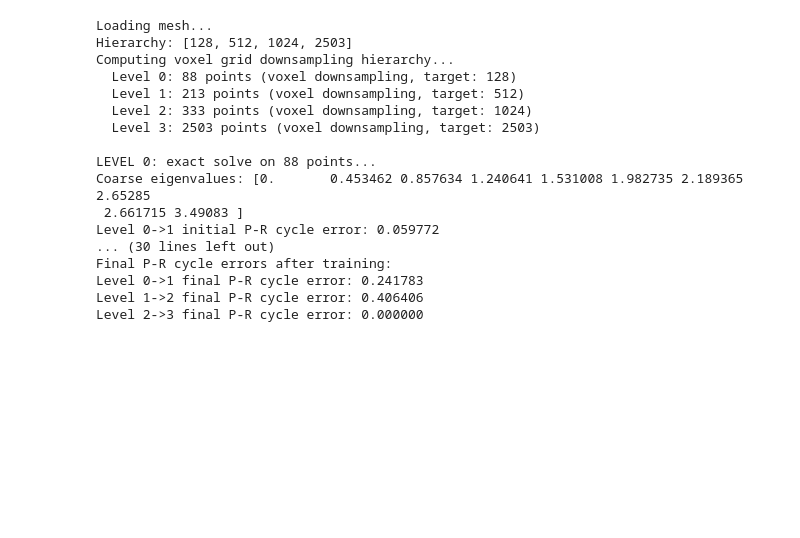
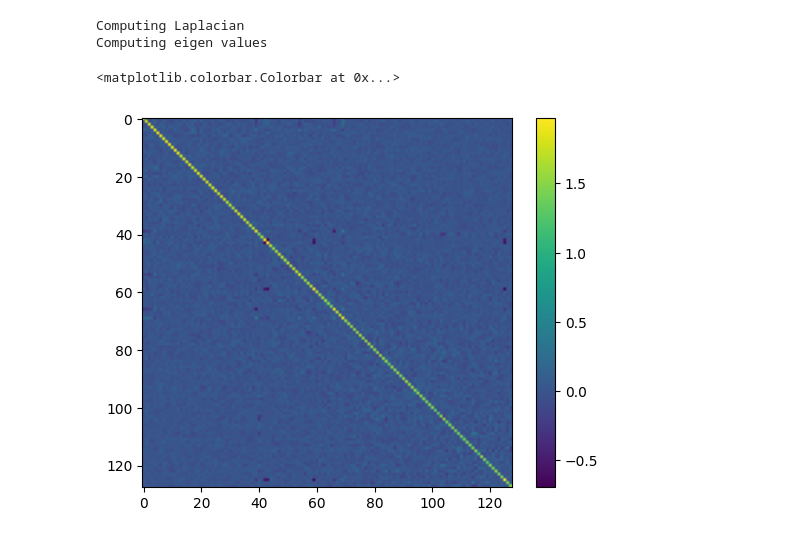
Before and after one commit to bornexmachina/eigen-pinns, a Jupyter notebook: delta_pinns_validation/multigrid_gnn_multires_voxel_downsampling.ipynb, the cells around one changed output. Cells and saved outputs as stored; diff of their text form; code cells hidden in the pictures; blank space fills up the shorter version.

Commit message:
some changes in voxel sampling - looks better

```diff
--- a/delta_pinns_validation/multigrid_gnn_multires_voxel_downsampling.ipynb
+++ b/delta_pinns_validation/multigrid_gnn_multires_voxel_downsampling.ipynb
@@ -971,35 +704,18 @@ def main():
-# %%
-U_pred = main()
-# %% [output]
-Loading mesh...
-Hierarchy: [128, 512, 1024, 2503]
-Computing voxel grid downsampling hierarchy...
-  Level 0: 88 points (voxel downsampling, target: 128)
-  Level 1: 213 points (voxel downsampling, target: 512)
-  Level 2: 333 points (voxel downsampling, target: 1024)
-  Level 3: 2503 points (voxel downsampling, target: 2503)
-
-LEVEL 0: exact solve on 88 points...
-Coarse eigenvalues: [0.       0.453462 0.857634 1.240641 1.531008 1.982735 2.189365 2.65285
- 2.661715 3.49083 ]
-Level 0->1 initial P-R cycle error: 0.059772
-... (30 lines left out)
-Final P-R cycle errors after training:
-Level 0->1 final P-R cycle error: 0.241783
-Level 1->2 final P-R cycle error: 0.406406
-Level 2->3 final P-R cycle error: 0.000000
-# %%
-import meshio
-
-m = Mesh('bunny.obj')
-
-centroid = m.verts.mean(0)
-std_max = m.verts.std(0).max()
-
-verts_new = (m.verts - centroid)/std_max
-
-m = Mesh(verts = verts_new, connectivity = m.connectivity)
-cells = [('triangle', m.connectivity)]
-
-m_out = meshio.Mesh(m.verts, cells, point_data={f'v{i}': U_pred[:, i] for i in range(1, 10)})
-m_out.write('bunny_eigfuncs_voxel_restricted.vtu')
+# %%
+
+print('Computing Laplacian')
+K, M = m.computeLaplacian()
+print('Computing eigen values')
+eigvals, eigvecs = eigh(K,M)
+# %% [output]
+Computing Laplacian
+Computing eigen values
+# %%
+tmp_mat = U_pred.T @ M @ U_pred
+tmp_ex  = eigvecs[:, :128].T @ M @ eigvecs[:, :128]
+# %%
+plt.imshow(tmp_mat)
+plt.colorbar()
+# %% [output]
+<matplotlib.colorbar.Colorbar at 0x...>
+[figure, added]
```
Also changed, not shown: parts of 7 cells of this notebook, 4 other files.
